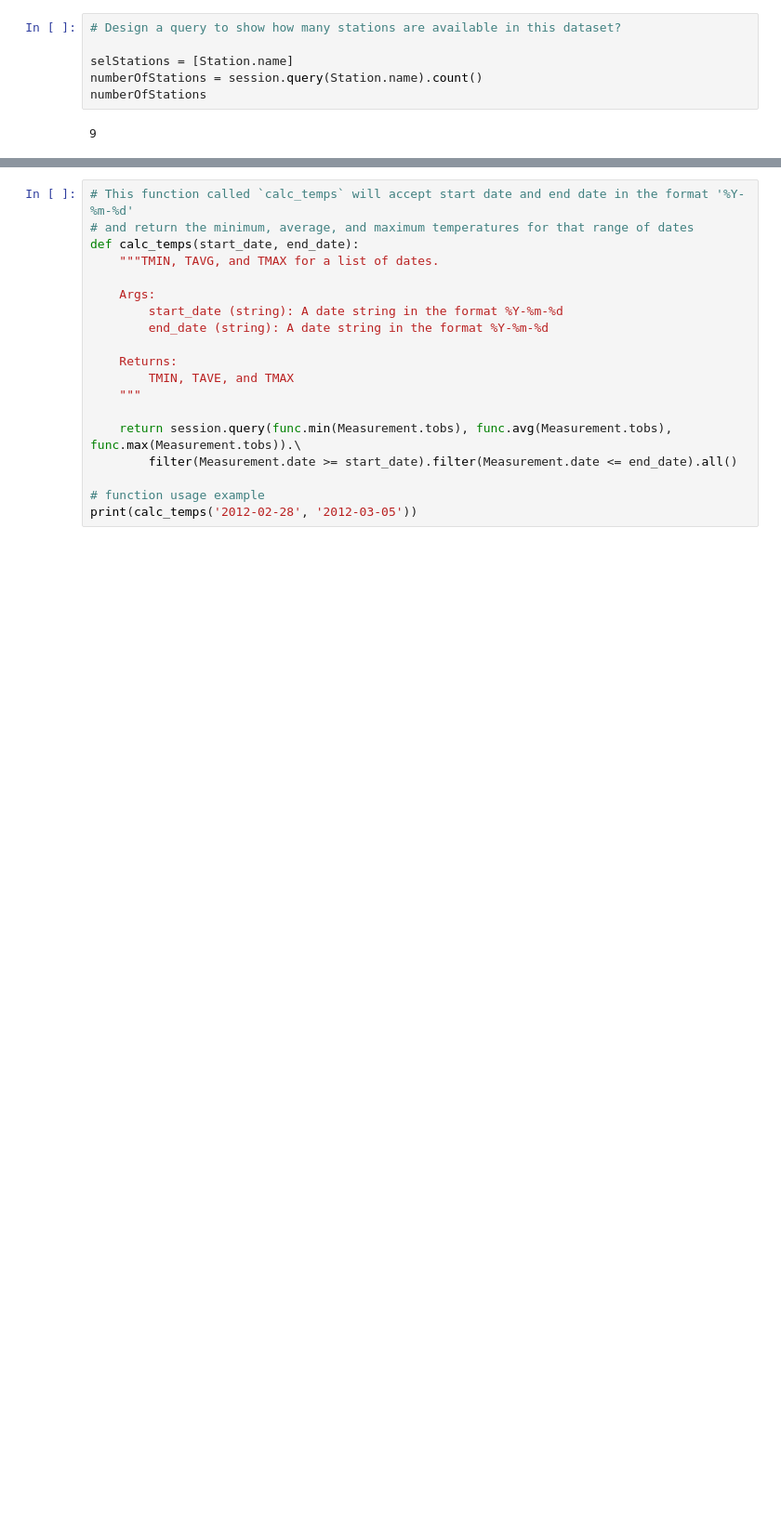
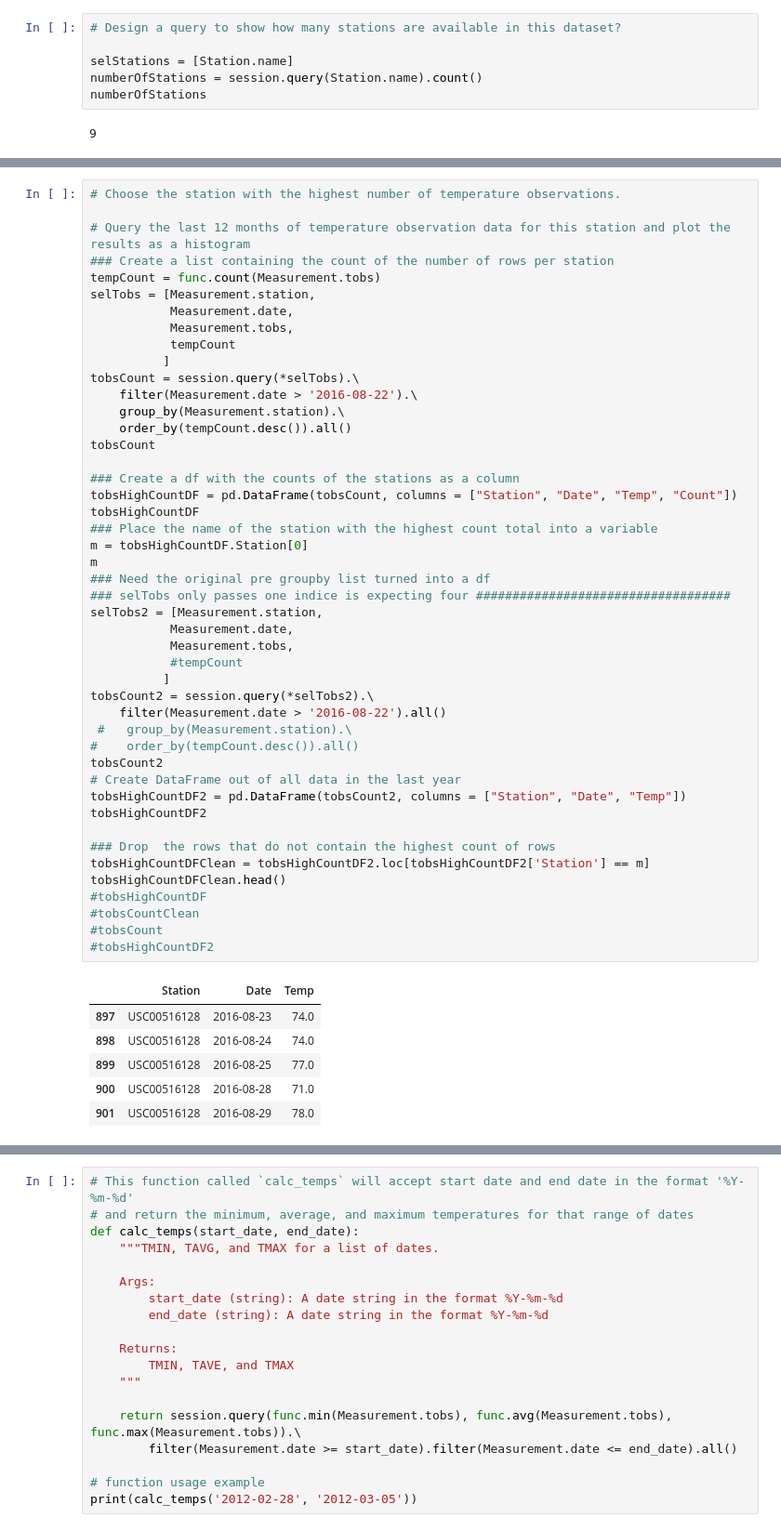
Before and after one commit to BrianRhodes2018/SQLAlchemy, a Jupyter notebook: climate_starter.ipynb, the cells around one changed output, grey strips where cells are left out. Shown: that part at 93% size. Cells and saved outputs as stored; diff of their text form; blank space fills up the shorter version.

```diff
--- a/climate_starter.ipynb
+++ b/climate_starter.ipynb
@@ -210,0 +286,53 @@ engine.execute('SELECT name, prcp FROM Measurement, Station group by name').fetc
+# %%
+# Choose the station with the highest number of temperature observations.
+
+# Query the last 12 months of temperature observation data for this station and plot the results as a histogram
+### Create a list containing the count of the number of rows per station
+tempCount = func.count(Measurement.tobs)
+selTobs = [Measurement.station,
+           Measurement.date,
+           Measurement.tobs,
+           tempCount
+          ]
+tobsCount = session.query(*selTobs).\
+    filter(Measurement.date > '2016-08-22').\
+    group_by(Measurement.station).\
+    order_by(tempCount.desc()).all()
+tobsCount
+
+### Create a df with the counts of the stations as a column
+tobsHighCountDF = pd.DataFrame(tobsCount, columns = ["Station", "Date", "Temp", "Count"])
+tobsHighCountDF
+### Place the name of the station with the highest count total into a variable
+m = tobsHighCountDF.Station[0]
+m
+### Need the original pre groupby list turned into a df
+### selTobs only passes one indice is expecting four ###################################
+selTobs2 = [Measurement.station,
+           Measurement.date,
+           Measurement.tobs,
+           #tempCount
+          ]
+tobsCount2 = session.query(*selTobs2).\
+    filter(Measurement.date > '2016-08-22').all()
+ #   group_by(Measurement.station).\
+#    order_by(tempCount.desc()).all()
+tobsCount2
+# Create DataFrame out of all data in the last year
+tobsHighCountDF2 = pd.DataFrame(tobsCount2, columns = ["Station", "Date", "Temp"])
+tobsHighCountDF2
+
+### Drop  the rows that do not contain the highest count of rows
+tobsHighCountDFClean = tobsHighCountDF2.loc[tobsHighCountDF2['Station'] == m]
+tobsHighCountDFClean.head()
+#tobsHighCountDF
+#tobsCountClean
+#tobsCount
+#tobsHighCountDF2
+# %% [output]
+|  | Station | Date | Temp |
+| 897 | USC00516128 | 2016-08-23 | 74.0 |
+| 898 | USC00516128 | 2016-08-24 | 74.0 |
+| 899 | USC00516128 | 2016-08-25 | 77.0 |
+| 900 | USC00516128 | 2016-08-28 | 71.0 |
+| 901 | USC00516128 | 2016-08-29 | 78.0 |
```
Also changed, not shown: parts of 20 cells of this notebook.
